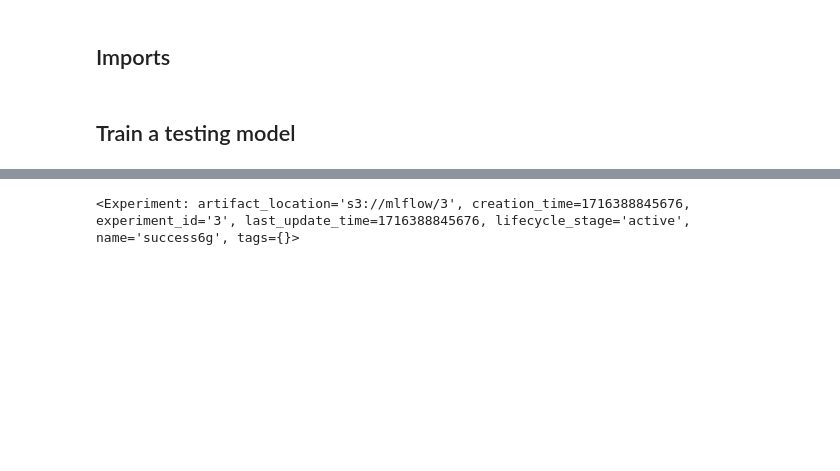
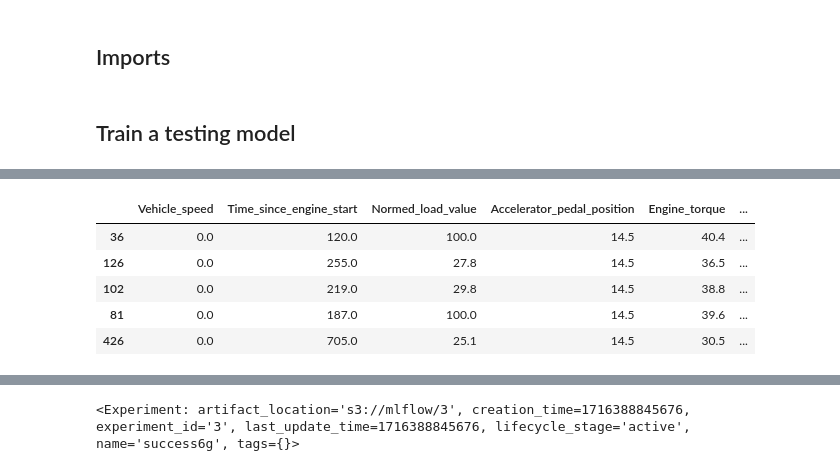
Before and after one commit to 5uperpalo/success6g-edge, a Jupyter notebook: notebooks/inference_model/04_model_training_pipeline.ipynb, the cells around one changed output, grey strips where cells are left out. Saved outputs shown, nothing was run; the diff lists cells and outputs as text; code cells hidden in the pictures; blank space fills up the shorter version.

```diff
--- a/notebooks/inference_model/04_model_training_pipeline.ipynb
+++ b/notebooks/inference_model/04_model_training_pipeline.ipynb
@@ -68,2 +114,7 @@ df_pd.head()
+# %%
+# 1. get/create some example data
+
+# df_pd = load_old_dataset()
+df_pd = load_new_dataset(num=1)
 # %%
 target_col = "class"
@@ -150,3 +202,12 @@ Training until validation scores don't improve for 50 rounds
+# %%
+df_test.head()
+# %% [output]
+|  | Vehicle_speed | Time_since_engine_start | Normed_load_value | Accelerator_pedal_position | Engine_torque | ... |
+| 36 | 0.0 | 120.0 | 100.0 | 14.5 | 40.4 | ... |
+| 126 | 0.0 | 255.0 | 27.8 | 14.5 | 36.5 | ... |
+| 102 | 0.0 | 219.0 | 29.8 | 14.5 | 38.8 | ... |
+| 81 | 0.0 | 187.0 | 100.0 | 14.5 | 39.6 | ... |
+| 426 | 0.0 | 705.0 | 25.1 | 14.5 | 30.5 | ... |
 # %%
 # save/load trainer
 dill_dump("lgbm_trainer.dill", trainer)
```
Also changed, not shown: parts of 24 cells of this notebook, 9 other files.
